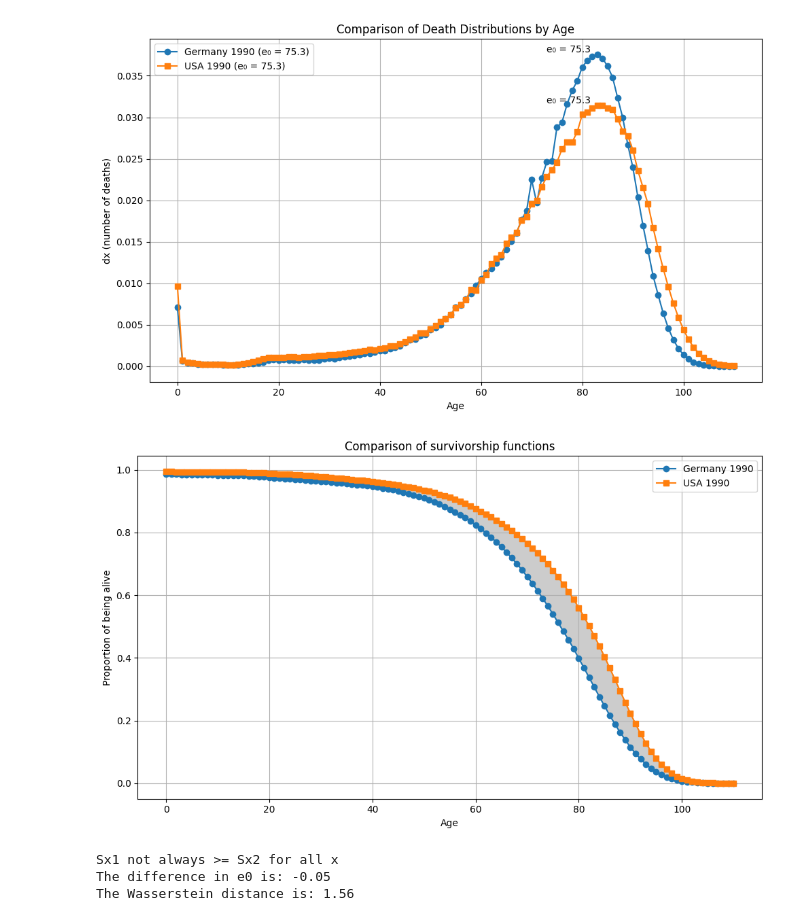
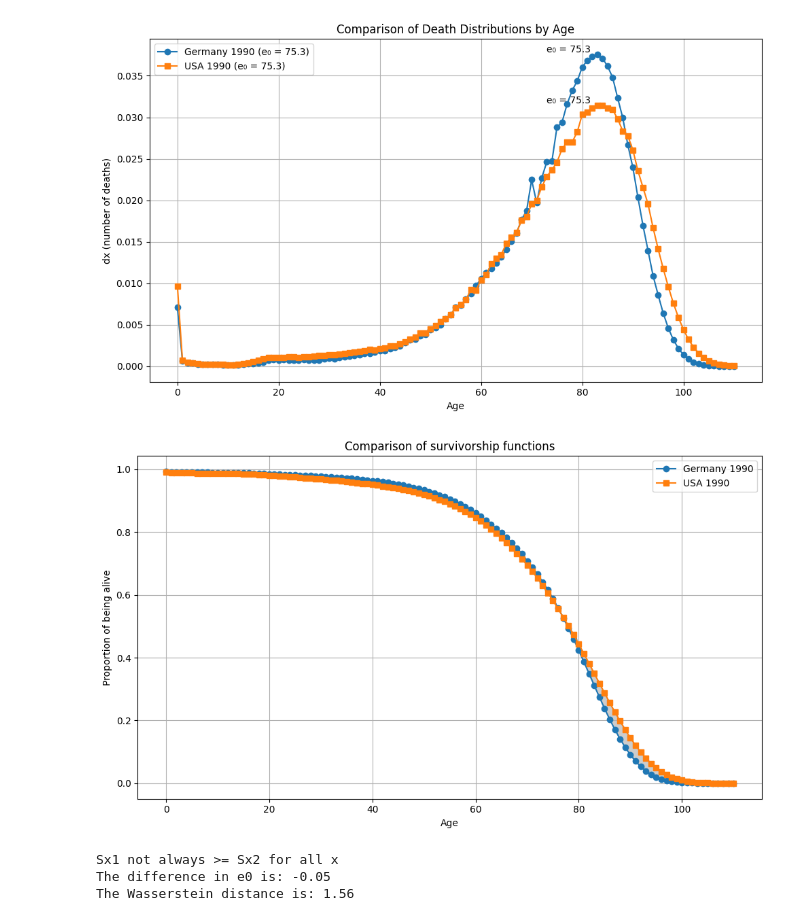
Before and after one commit to msauerberg/msauerberg.github.io, a Jupyter notebook: assets/jupyter/wasserstein.ipynb, the cells around one changed output. Drawn from its saved outputs; the diff is of its cells as text; code cells hidden in the pictures.

```diff
--- a/assets/jupyter/wasserstein.ipynb
+++ b/assets/jupyter/wasserstein.ipynb
@@ -5,8 +5,8 @@ import matplotlib.pyplot as plt
 from scipy.stats import wasserstein_distance
 # %%
 #Data can be downloaded from https://mortality.org/
-USA = pd.read_csv("bltper_1x1_US.txt", sep="\s+", skiprows=2)
-Germany = pd.read_csv("bltper_1x1_Germany.txt", sep="\s+", skiprows=2)
+USA = pd.read_csv("C:/Python/Wasserstein/bltper_1x1_US.txt", sep="\s+", skiprows=2)
+Germany = pd.read_csv("C:/Python/Wasserstein/bltper_1x1_Germany.txt", sep="\s+", skiprows=2)
 # %%
 # Please note that I use "lx" and "Sx" interchangeable for denoting the survivorship function.
 
@@ -114,9 +110,9 @@ plot_dx(ages, dx_1990_Germany, dx_1990_US, e0_1990_Germany, e0_1990_Germany, "Ge
 # %% [output]
 [figure]
 # %%
-plot_Sx(ages, Sx_1980_US, Sx_2019_US, "Germany 1990", "USA 1990")
+plot_Sx(ages, Sx_1990_Germany, Sx_1990_US, "Germany 1990", "USA 1990")
 # %% [output]
-[figure, old version]
+[figure, new version]
 # %%
 condition = np.all(Sx_1990_Germany >= Sx_1990_US)
 if condition:
```
Also changed, not shown: parts of 2 cells of this notebook, 5 other files.
